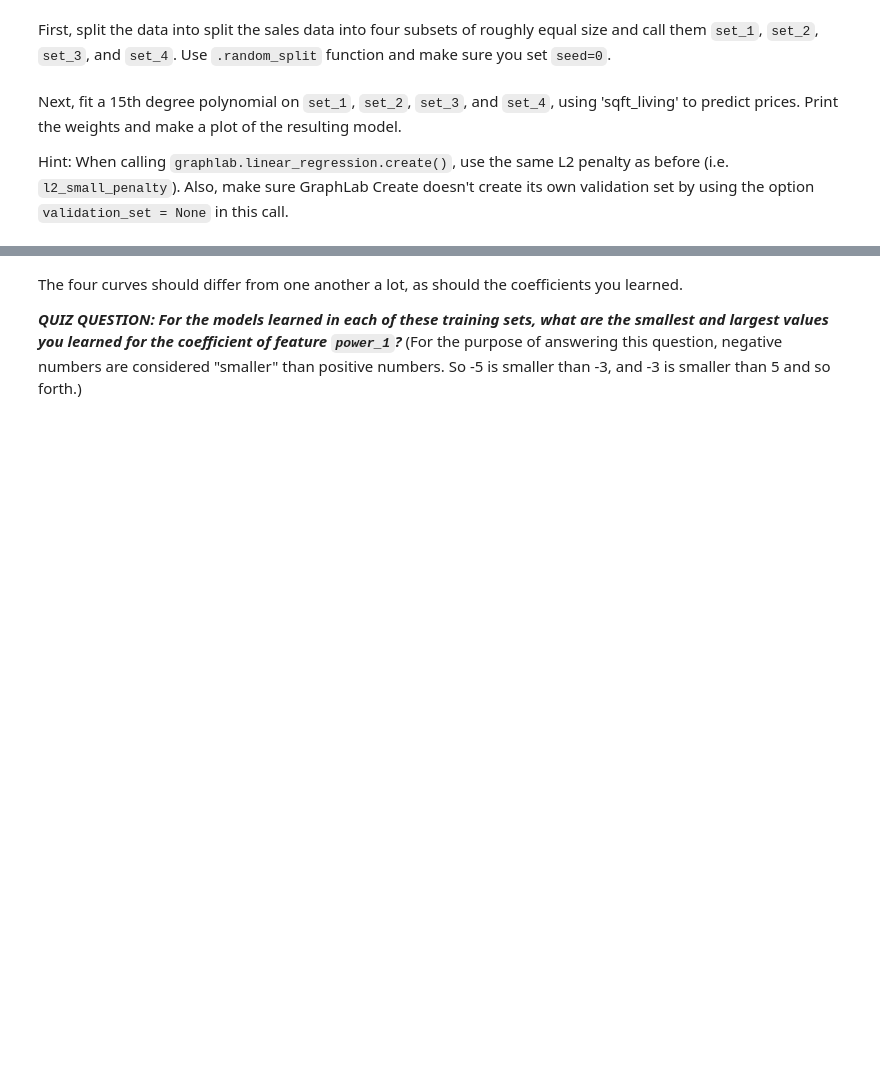
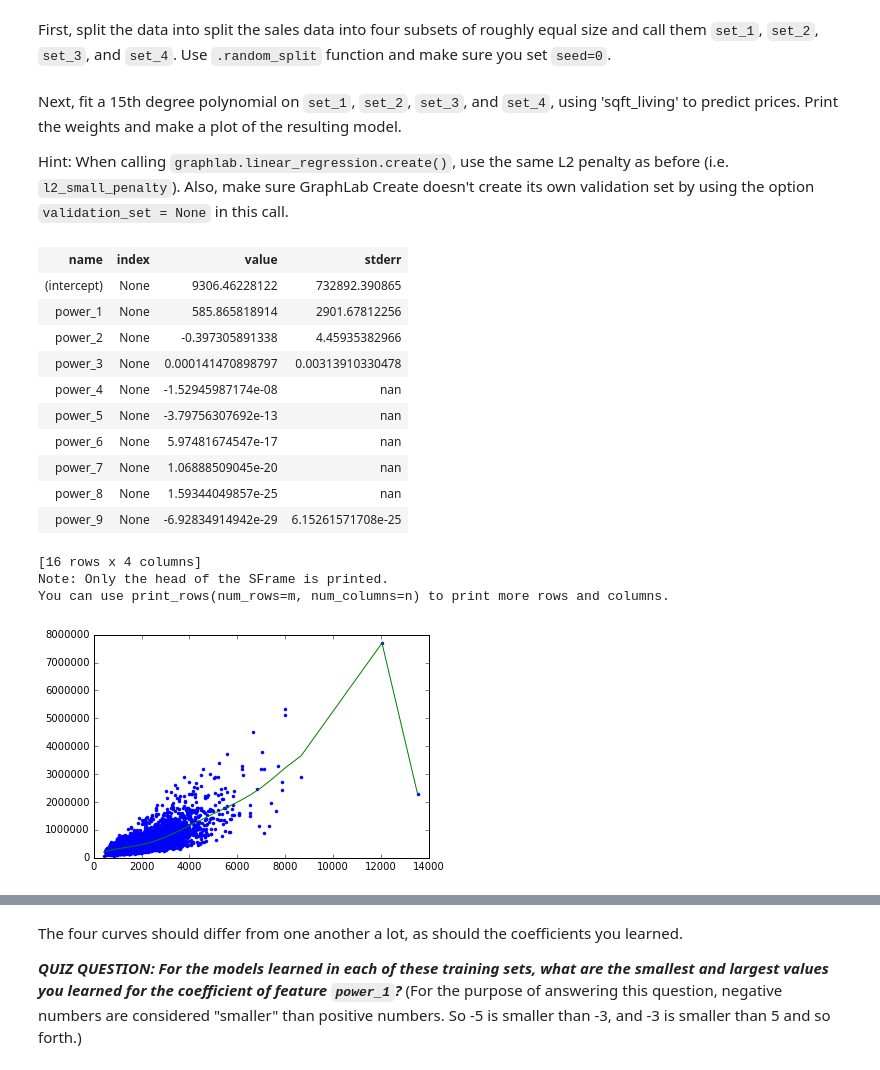
Before and after one commit to chenguanhua/2_Regression_UW_ML, a Jupyter notebook: w4/week-4-ridge-regression-assignment-1-blank.ipynb, the cells around one changed output, grey strips where cells are left out. Drawn from its saved outputs; the diff is of its cells as text; code cells hidden in the pictures; blank space fills up the shorter version.

```diff
--- a/w4/week-4-ridge-regression-assignment-1-blank.ipynb
+++ b/w4/week-4-ridge-regression-assignment-1-blank.ipynb
@@ -75,3 +97,28 @@ First, split the data into split the sales data into four subsets of roughly equ
 Next, fit a 15th degree polynomial on `set_1`, `set_2`, `set_3`, and `set_4`, using 'sqft_living' to predict prices. Print the weights and make a plot of the resulting model.
 
 Hint: When calling `graphlab.linear_regression.create()`, use the same L2 penalty as before (i.e. `l2_small_penalty`).  Also, make sure GraphLab Create doesn't create its own validation set by using the option `validation_set = None` in this call.
+# %%
+set1=polynomial_sframe(set_1['sqft_living'],15)
+set1['price']=set_1['price']
+model_1 = graphlab.linear_regression.create(set1, target='price',
+                                          l2_penalty=l2_small_penalty,l1_penalty=0.,
+                                          validation_set=None,verbose=False)
+plt.plot(set_1['sqft_living'],set_1['price'],'.',
+        set_1['sqft_living'],model_1.predict(set1),'-')
+model_1.get('coefficients')
+# %% [output]
+| name | index | value | stderr |
+| (intercept) | None | 9306.46228122 | 732892.390865 |
+| power_1 | None | 585.865818914 | 2901.67812256 |
+| power_2 | None | -0.397305891338 | 4.45935382966 |
+| power_3 | None | 0.000141470898797 | 0.00313910330478 |
+| power_4 | None | -1.52945987174e-08 | nan |
+| power_5 | None | -3.79756307692e-13 | nan |
+| power_6 | None | 5.97481674547e-17 | nan |
+| power_7 | None | 1.06888509045e-20 | nan |
+| power_8 | None | 1.59344049857e-25 | nan |
+| power_9 | None | -6.92834914942e-29 | 6.15261571708e-25 |
+[16 rows x 4 columns]
+Note: Only the head of the SFrame is printed.
+You can use print_rows(num_rows=m, num_columns=n) to print more rows and columns.
+[figure, added]
```
Also changed, not shown: parts of 20 cells of this notebook.
